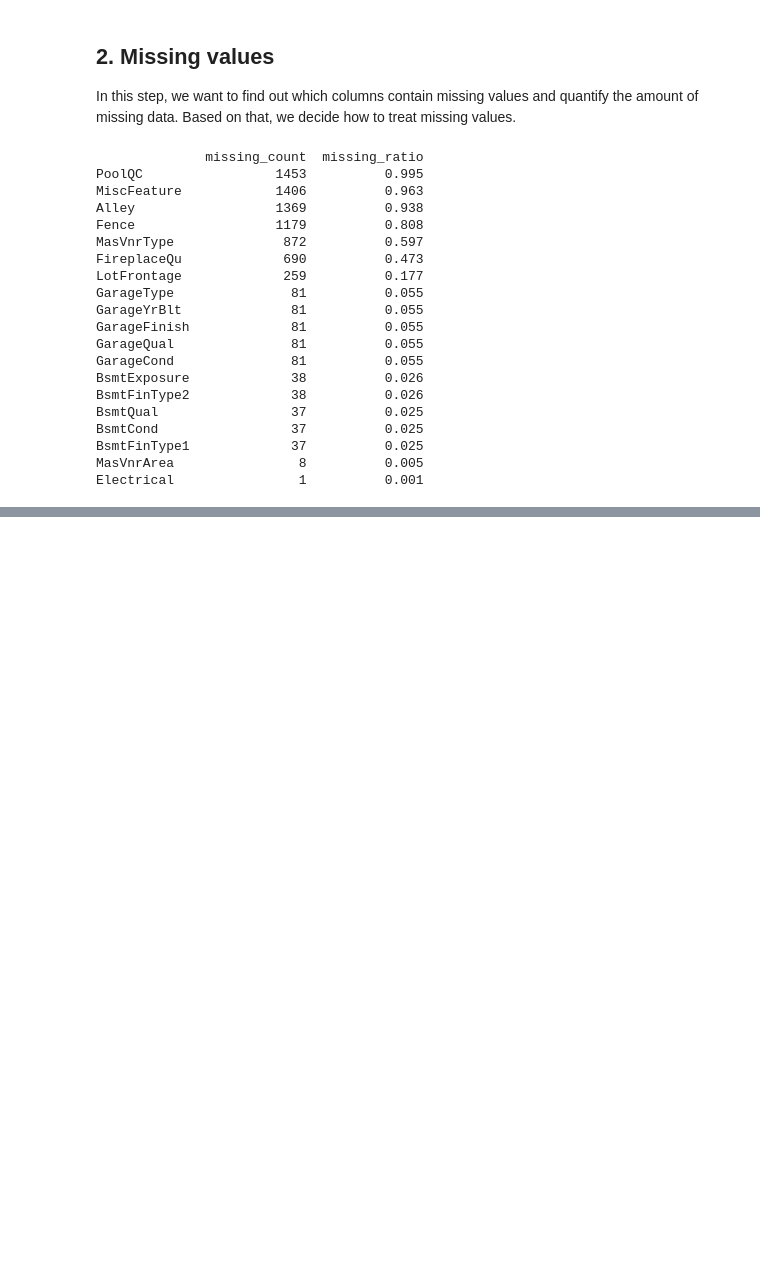
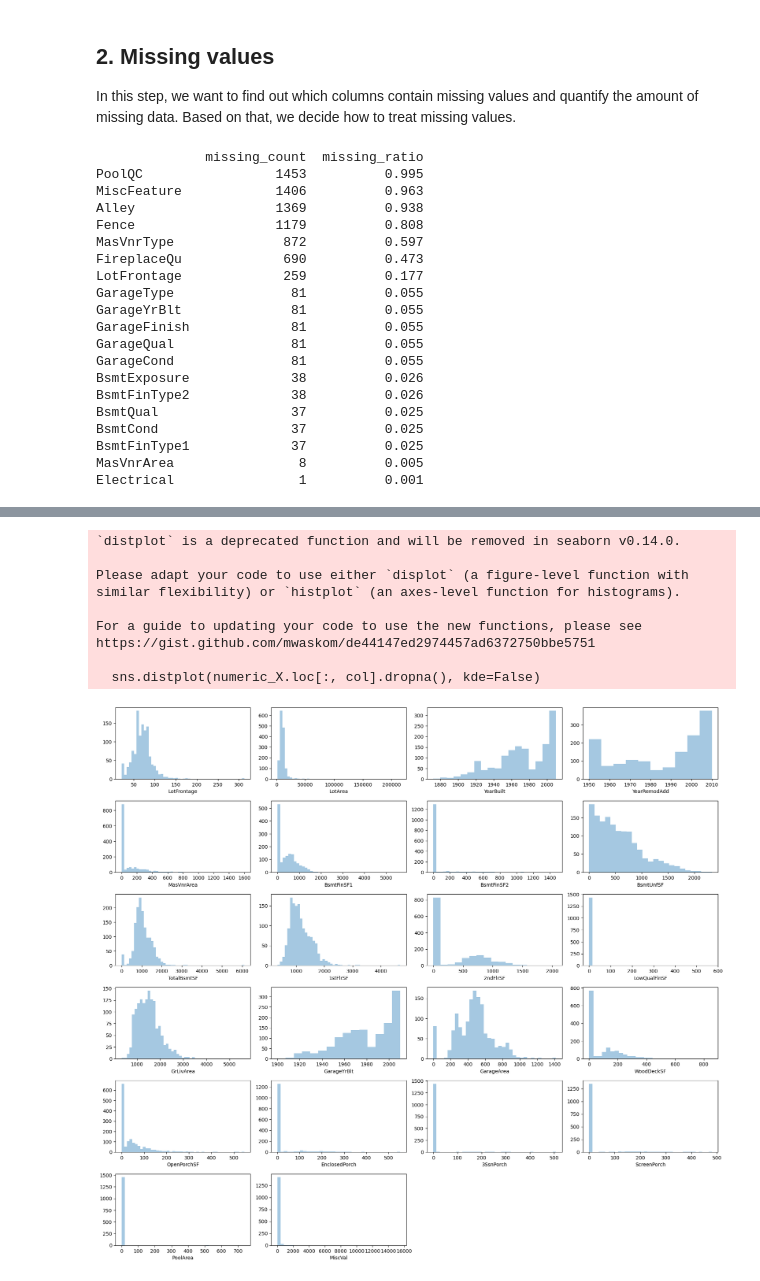
Before and after one commit to vallmeister/house-price-prediction, a Jupyter notebook: notebooks/01_eda.ipynb, the cells around one changed output, grey strips where cells are left out. Drawn from its saved outputs; the diff is of its cells as text; code cells hidden in the pictures; blank space fills up the shorter version.

Commit message:
EDA and distribution analysis of numeric features :clipboard:

```diff
--- a/notebooks/01_eda.ipynb
+++ b/notebooks/01_eda.ipynb
@@ -95,0 +103,3 @@ Let's take a closer look at the missing variables:
+# %%
+numeric_X = X.select_dtypes(exclude=['object']).drop(['MSSubClass'], axis=1).copy()
+numeric_X.columns
@@ -95,0 +135,2 @@ Let's take a closer look at the missing variables:
+# %%
+ordinal_numeric_vars = ['OverallQual','OverallCond','BsmtFullBath','BsmtHalfBath','FullBath','HalfBath', 'BedroomAbvGr', 'KitchenAbvGr', 'TotRmsAbvGrd', 'Fireplaces', 'GarageCars', 'MoSold', 'YrSold']
@@ -95,0 +139,7 @@ Let's take a closer look at the missing variables:
+# %%
+continuous_numeric_vars = []
+for col in numeric_X.columns:
+    if col not in ordinal_numeric_vars:
+        continuous_numeric_vars.append(col)
+
+print(continuous_numeric_vars)
@@ -95,0 +156,19 @@ Let's take a closer look at the missing variables:
+# %%
+fig = plt.figure(figsize=(18, 16))
+
+for i, col in enumerate(continuous_numeric_vars):
+    plt.subplot(6, 4, i + 1)
+    sns.distplot(numeric_X.loc[:, col].dropna(), kde=False)
+
+fig.tight_layout(pad=1.0)
+# %% [output]
+`distplot` is a deprecated function and will be removed in seaborn v0.14.0.
+
+Please adapt your code to use either `displot` (a figure-level function with
+similar flexibility) or `histplot` (an axes-level function for histograms).
+
+For a guide to updating your code to use the new functions, please see
+https://gist.github.com/mwaskom/de44147ed2974457ad6372750bbe5751
+
+  sns.distplot(numeric_X.loc[:, col].dropna(), kde=False)
+[figure, added]
```
Also changed, not shown: parts of 12 cells of this notebook, 1 other file.
